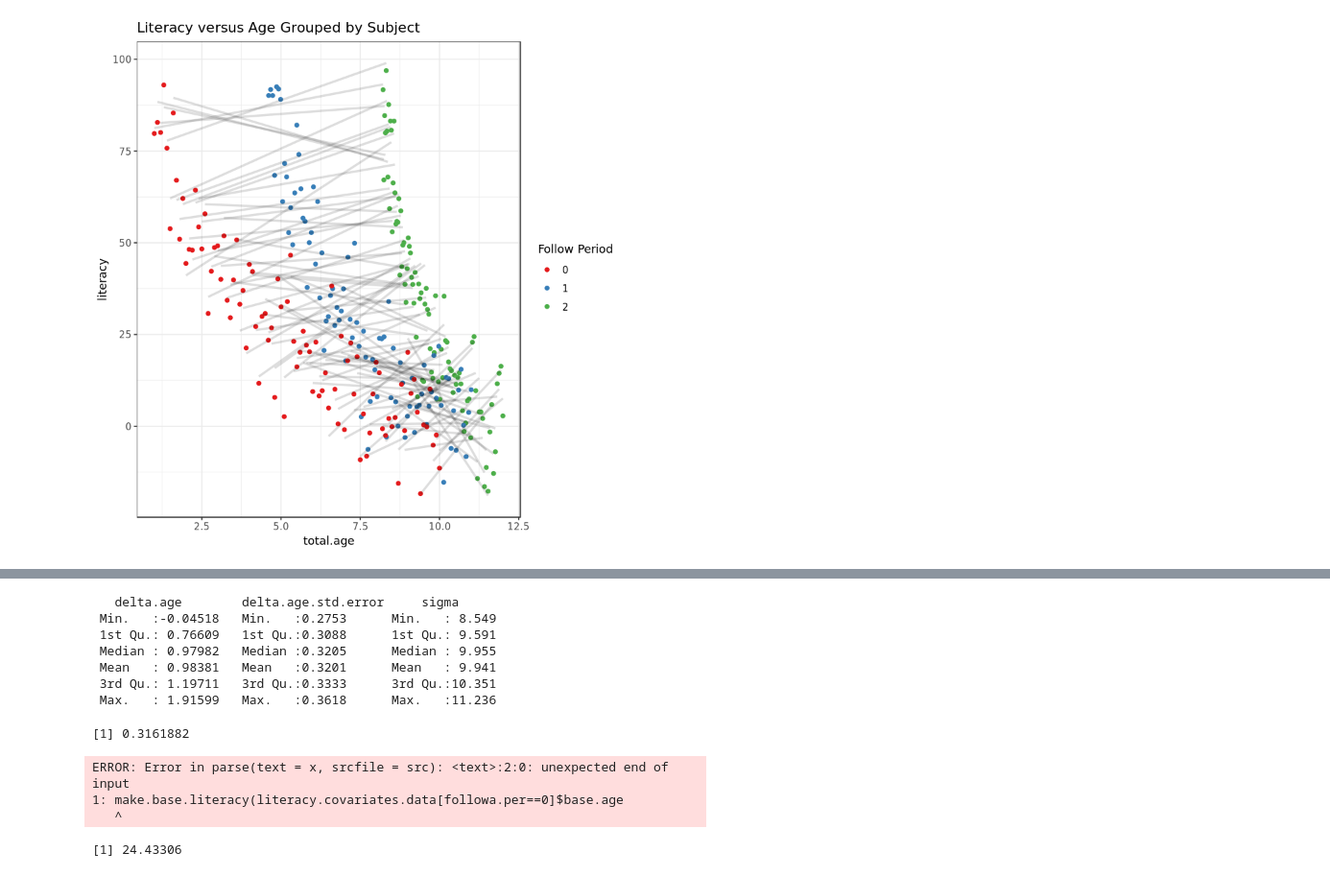
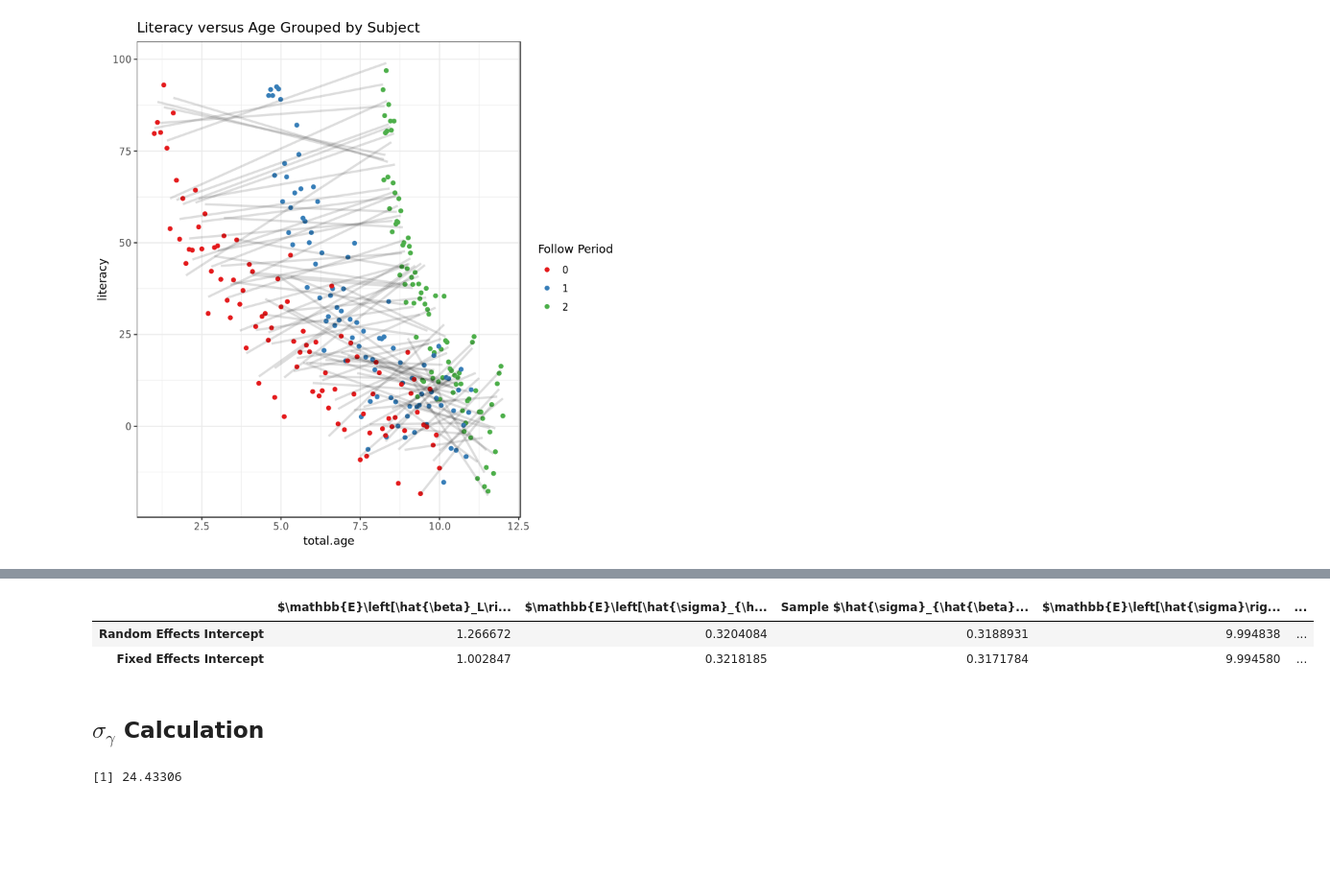
Before and after one commit to ppham27/stat571, a Jupyter notebook: hw7/literacy.ipynb, the cells around one changed output, grey strips where cells are left out. Shown at 96% size. Saved outputs shown, nothing was run; the diff lists cells and outputs as text; code cells hidden in the pictures; blank space fills up the shorter version.

```diff
--- a/hw7/literacy.ipynb
+++ b/hw7/literacy.ipynb
@@ -79,5 +86,5 @@ sqrt(var(make.response(literacy.covariates.data[follow.per==0], 0)))
 # %%
-lmer.simulation.samples <- do.call(rbind, mclapply(replicate(1024, literacy.covariates.data, simplify=FALSE), function(covariates) {
+lmer.simulation.samples <- do.call(rbind, mclapply(replicate(2048, literacy.covariates.data, simplify=FALSE), function(covariates) {
     literacy <- make.response(covariates)
     model <- lmer(literacy ~ delta.age + (1|subject), data=covariates, REML=TRUE)
     var.corr <- VarCorr(model)
@@ -100,5 +97,5 @@ summary(lmer.simulation.samples)
 # %%
-lm.simulation.samples <- do.call(rbind, mclapply(replicate(256, literacy.covariates.data, simplify=FALSE), function(covariates) {
+lm.simulation.samples <- do.call(rbind, mclapply(replicate(2048, literacy.covariates.data, simplify=FALSE), function(covariates) {
     literacy <- make.response(covariates)
     model <- lm(literacy ~ subject + delta.age, data=covariates)
     model.summary <- summary(model)
@@ -108,17 +105,27 @@ lm.simulation.samples <- do.call(rbind, mclapply(replicate(256, literacy.covaria
         sigma=model.summary$sigma)
 
 }, mc.cores=4))
-# %%
-summary(lm.simulation.samples)
-# %% [output]
-   delta.age        delta.age.std.error     sigma
- Min.   :-0.04518   Min.   :0.2753      Min.   : 8.549
- 1st Qu.: 0.76609   1st Qu.:0.3088      1st Qu.: 9.591
- Median : 0.97982   Median :0.3205      Median : 9.955
- Mean   : 0.98381   Mean   :0.3201      Mean   : 9.941
- 3rd Qu.: 1.19711   3rd Qu.:0.3333      3rd Qu.:10.351
- Max.   : 1.91599   Max.   :0.3618      Max.   :11.236
-# %%
-sd(lm.simulation.samples$delta.age)
-# %% [output]
-[1] 0.3161882
+# %%
+summarize.simulation <- function(data) {
+    l <- list(
+        `$\\mathbb{E}\\left[\\hat{\\beta}_L\\right]$`=mean(data$delta.age),
+        `$\\mathbb{E}\\left[\\hat{\\sigma}_{\\hat{\\beta}_L}\\right]$`=mean(data$delta.age.std.error),
+        `Sample $\\hat{\\sigma}_{\\hat{\\beta}_L}$`=sd(data$delta.age),
+        `$\\mathbb{E}\\left[\\hat{\\sigma}\\right]$`=mean(data$sigma))
+    l[['$\\mathbb{E}\\left[\\hat{\\sigma}_{\\gamma}\\right]$']] <- if ('sigma.random' %in% names(data)) {
+        mean(data$sigma.random)
+    } else {
+        NA
+    }
+    l
+}
+# %%
+simulation.comparison <- as.data.frame(rbind(
+    data.table(lmer.simulation.samples)[,summarize.simulation(.SD)],
+    data.table(lm.simulation.samples)[,summarize.simulation(.SD)]))
+row.names(simulation.comparison) <- c('Random Effects Intercept', 'Fixed Effects Intercept')
+simulation.comparison
+# %% [output]
+|  | $\mathbb{E}\left[\hat{\beta}_L\ri... | $\mathbb{E}\left[\hat{\sigma}_{\h... | Sample $\hat{\sigma}_{\hat{\beta}... | $\mathbb{E}\left[\hat{\sigma}\rig... | ... |
+| Random Effects Intercept | 1.266672 | 0.3204084 | 0.3188931 | 9.994838 | ... |
+| Fixed Effects Intercept | 1.002847 | 0.3218185 | 0.3171784 | 9.994580 | ... |
@@ -125,10 +149,7 @@ sd(lm.simulation.samples$delta.age)
+# %% [markdown]
+## $\sigma_\gamma$ Calculation
 # %%
-make.base.literacy(literacy.covariates.data[followa.per==0]$base.age)
+base.literacy <- make.base.literacy(literacy.covariates.data[follow.per==0]$base.age)
+sqrt(mean((base.literacy - mean(base.literacy))^2))
 # %% [output]
-ERROR: Error in parse(text = x, srcfile = src): <text>:2:0: unexpected end of input
-1: make.base.literacy(literacy.covariates.data[followa.per==0]$base.age
-   ^
+[1] 24.43306
-# %%
-sqrt(mean((tmp - mean(tmp))^2))
-# %% [output]
-[1] 24.43306
```
Also changed, not shown: parts of 8 cells of this notebook, 5 other files.
